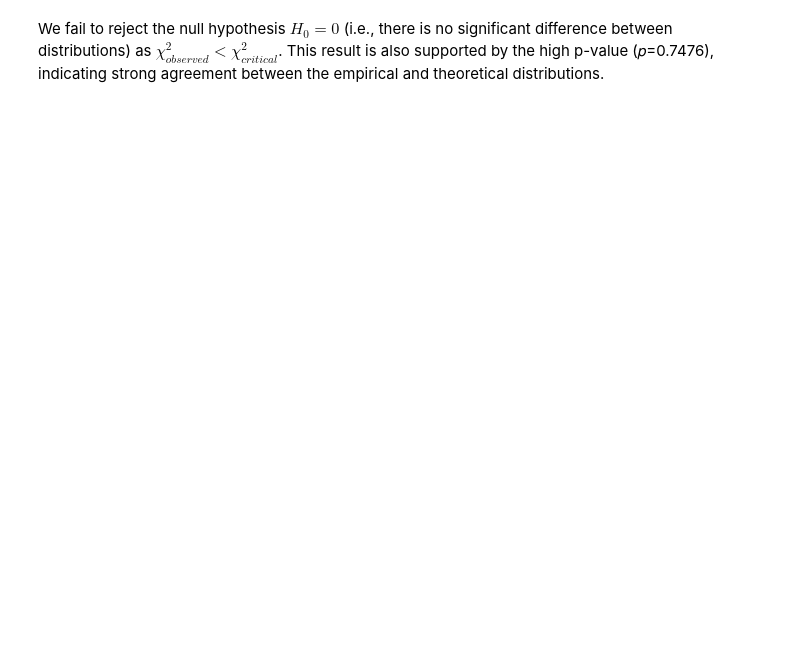
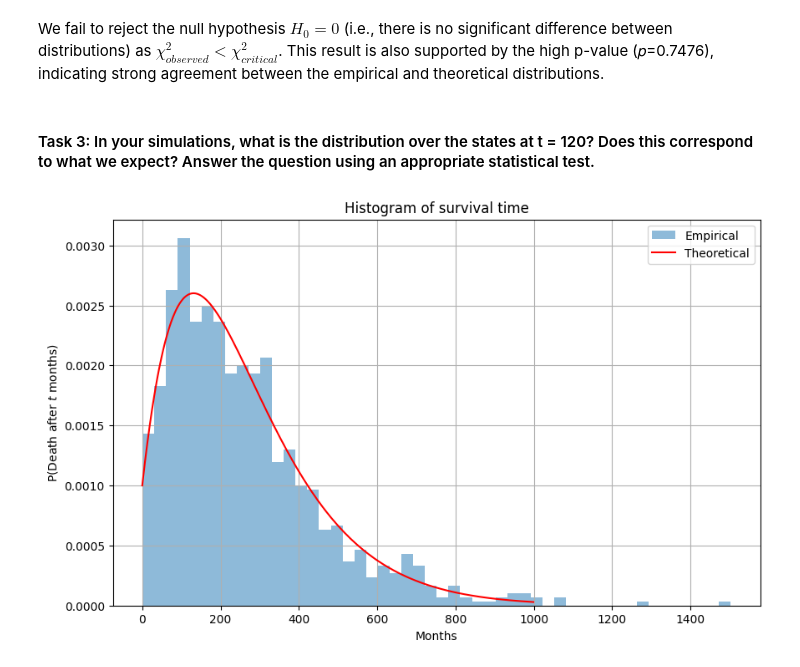
Before and after one commit to manufer20/stochastic-simulation, a Jupyter notebook: Task_1_Jawhara.ipynb, the cells around one changed output. Cells and saved outputs as stored; diff of their text form; code cells hidden in the pictures; blank space fills up the shorter version.

Commit message:
Task 2 in progress

```diff
--- a/Task_1_Jawhara.ipynb
+++ b/Task_1_Jawhara.ipynb
@@ -243,2 +242,46 @@ The p-value is: 0.7476297996261787
 # %% [markdown]
 We fail to reject the null hypothesis $H_{0}=0$ (i.e., there is no significant difference between distributions) as $\chi^2_{observed}<\chi^2_{critical}$. This result is also supported by the high p-value (𝑝=0.7476), indicating strong agreement between the empirical and theoretical distributions.
+# %% [markdown]
+#### Task 3: In your simulations, what is the distribution over the states at t = 120? Does this correspond to what we expect? Answer the question using an appropriate statistical test.
+# %%
+# simulated lifetimes
+simulated_lifetimes = [] #  number of months each simulated woman lived before reaching the absorbing state (death)
+for _ in range(n):
+    state = 0
+    t = 0
+    while state != 4:  # state 5 is index 4 in 0-based Python
+        state = np.random.choice(range(5), p=P[state])
+        t += 1
+    simulated_lifetimes.append(t)
+
+
+# Create Ps (transient states) and ps (absorbing column)
+Ps = P[:4, :4]       # Remove last row and column → 4x4 transient matrix
+ps = P[:4, 4]        # column vector indicating the probability of dying from states 1-4
+
+# Initial distribution (everyone starts in state 1)
+pi_0 = np.array([1, 0, 0, 0])
+
+# Compute P(T=t) for t in [0, max_time]
+max_time = 1000
+probs = []
+
+Pt = np.identity(4)  # Start with Ps^0 = I
+
+for t in range(max_time):
+    prob_t = pi_0 @ Pt @ ps
+    probs.append(prob_t)
+    Pt = Pt @ Ps  # Update Ps^t
+
+# Plot "Histogram of the probability of dying after t months, overlaid with the theoretical P(T = t)"
+plt.figure(figsize=(10, 6))
+plt.hist(simulated_lifetimes, bins=50, density=True, alpha=0.5, label="Empirical")
+plt.plot(range(max_time), probs, 'r-', label="Theoretical")
+plt.xlabel("Months")
+plt.ylabel("P(Death after $t$ months)")
+plt.title("Histogram of survival time")
+plt.legend()
+plt.grid(True)
+plt.show()
+# %% [output]
+[figure, added]
```
Also changed, not shown: parts of 13 cells of this notebook, 1 other file.
